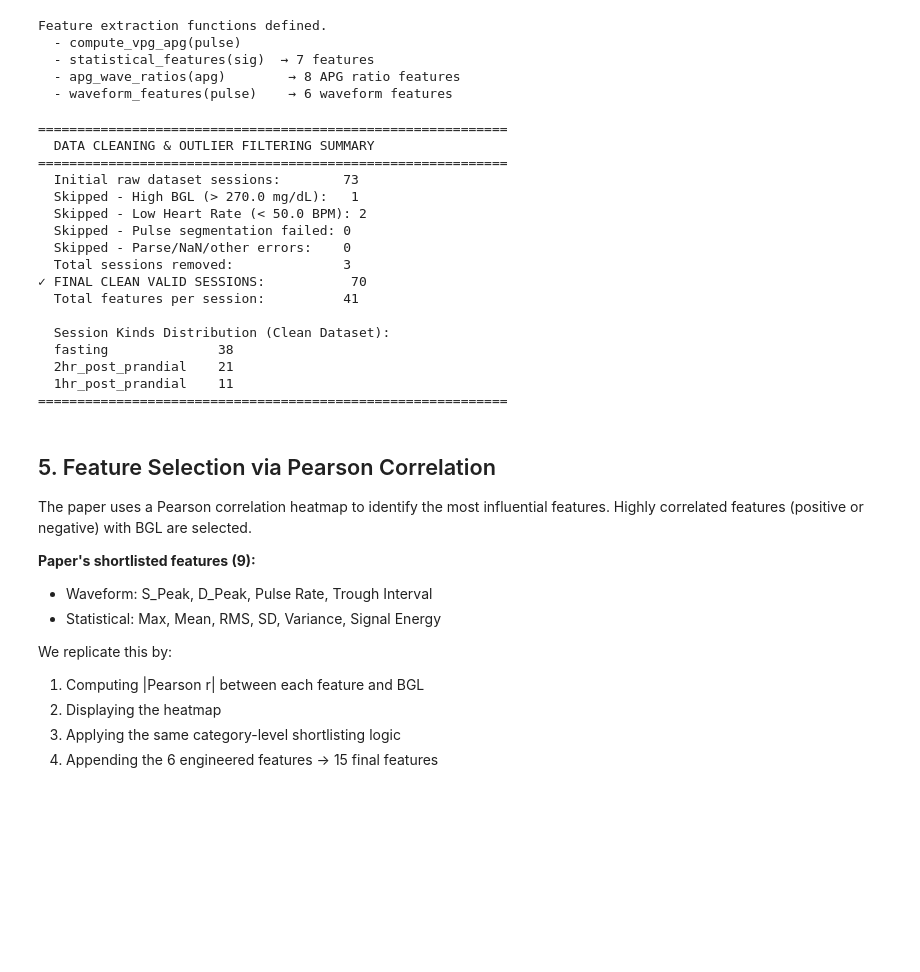
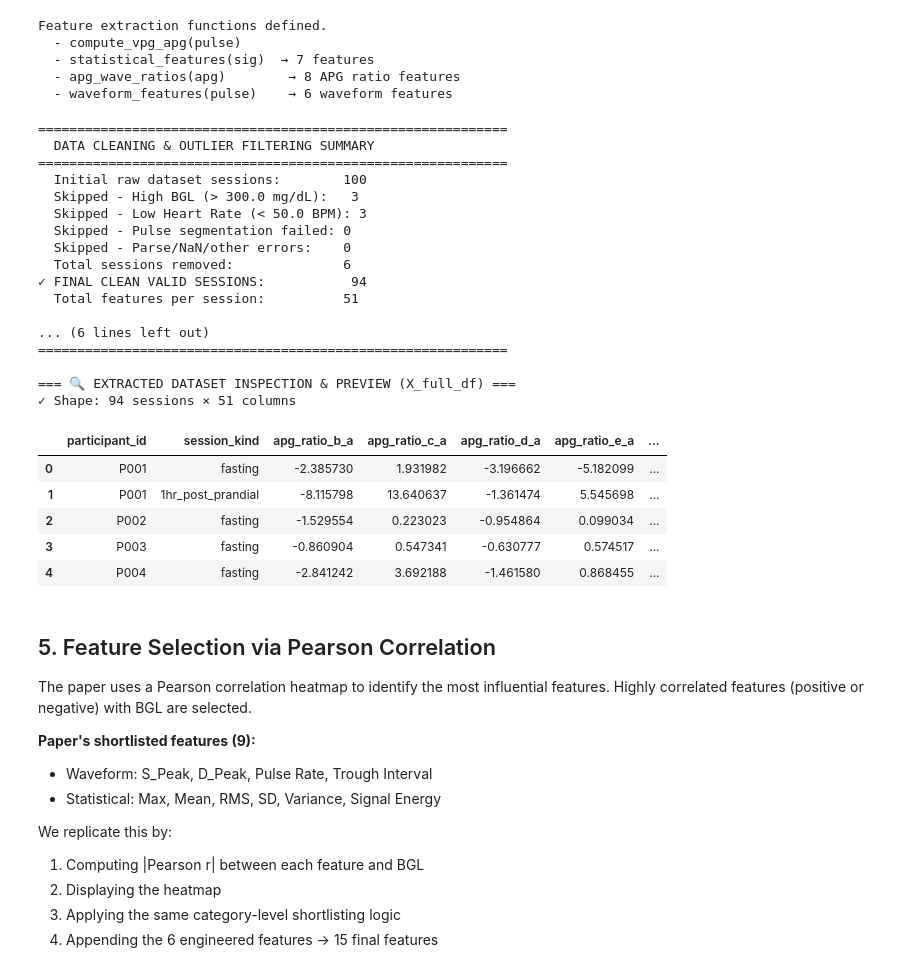
Before and after one commit to BOVAGE/glucosense, a Jupyter notebook: paper_replication_khan2026_my_adj.ipynb, the cells around one changed output. Cells and saved outputs as stored; diff of their text form; code cells hidden in the pictures; blank space fills up the shorter version.

```diff
--- a/paper_replication_khan2026_my_adj.ipynb
+++ b/paper_replication_khan2026_my_adj.ipynb
@@ -691,49 +694,77 @@ for rec in recordings:
         skipped.append({'session_id': rec['session_id'], 'reason': 'NaN/Inf in features'})
         continue
 
+    feat['session_id'] = rec['session_id']
+    feat['participant_id'] = rec['participant_id']
+    feat['age'] = rec.get('age', np.nan)
+    feat['gender'] = rec.get('gender', np.nan)
+    feat['weight_kg'] = rec.get('weight_kg', np.nan)
+    feat['height_cm'] = rec.get('height_cm', np.nan)
+    feat['years_on_t2dm'] = rec.get('years_on_t2dm', np.nan)
+    feat['session_kind'] = rec['session_kind']
+    feat['is_postprandial'] = 0 if rec['session_kind'] == 'fasting' else 1
+    feat['bgl_mgdl'] = rec['bgl_mgdl']
     feature_rows.append(feat)
     y_vals.append(rec['bgl_mgdl'])
     groups.append(rec['participant_id'])
     session_ids.append(rec['session_id'])
     session_kinds_clean.append(rec['session_kind'])
 
 X_full_df = pd.DataFrame(feature_rows)
-y = np.array(y_vals)
-groups = np.array(groups)
-clean_session_kinds_s = pd.Series(session_kinds_clean)
+meta_cols = ['session_id', 'participant_id', 'age', 'gender', 'weight_kg', 'height_cm', 'years_on_t2dm', 'session_kind', 'is_postprandial', 'bgl_mgdl']
+feat_cols = [c for c in X_full_df.columns if c not in meta_cols]
+X_full_df = X_full_df[meta_cols + feat_cols]
+
+y = X_full_df['bgl_mgdl'].values
+groups = X_full_df['participant_id'].values
+clean_session_kinds_s = X_full_df['session_kind']
 
 print("\n" + "="*60)
 print("  DATA CLEANING & OUTLIER FILTERING SUMMARY")
 print("="*60)
 print(f"  Initial raw dataset sessions:        {initial_raw_count}")
 print(f"  Skipped - High BGL (> {MAX_BGL} mg/dL):   {skipped_high_bgl}")
 print(f"  Skipped - Low Heart Rate (< {MIN_HEART_RATE} BPM): {skipped_low_hr}")
 print(f"  Skipped - Pulse segmentation failed: {skipped_seg_failed}")
 print(f"  Skipped - Parse/NaN/other errors:    {len(skipped) - skipped_low_hr - skipped_seg_failed}")
 print(f"  Total sessions removed:              {initial_raw_count - len(X_full_df)}")
 print(f"✓ FINAL CLEAN VALID SESSIONS:           {len(X_full_df)}")
 print(f"  Total features per session:          {X_full_df.shape[1]}")
 print(f"\n  Session Kinds Distribution (Clean Dataset):")
 print("  " + clean_session_kinds_s.value_counts().to_string().replace("\n", "\n  "))
 print("="*60)
+
+print("="*60)
+print("\n=== 🔍 EXTRACTED DATASET INSPECTION & PREVIEW (X_full_df) ===")
+print(f"✓ Shape: {X_full_df.shape[0]} sessions × {X_full_df.shape[1]} columns")
+KHAN_APG_RATIOS =['apg_ratio_b_a', 'apg_ratio_c_a', 'apg_ratio_d_a', 'apg_ratio_e_a', 'apg_ratio_bcde_a', 'apg_ratio_be_a', 'apg_ratio_bcd_a', 'apg_ratio_cdb_a']
+display(X_full_df[['participant_id','session_kind', *KHAN_APG_RATIOS]].head(5))
+# To save to CSV for manual inspection/comparison:
+# X_full_df.to_csv("khan2026_replication_extracted_features.csv", index=False)
 # %% [output]
 ============================================================
   DATA CLEANING & OUTLIER FILTERING SUMMARY
 ============================================================
-  Initial raw dataset sessions:        73
-  Skipped - High BGL (> 270.0 mg/dL):   1
-  Skipped - Low Heart Rate (< 50.0 BPM): 2
+  Initial raw dataset sessions:        100
+  Skipped - High BGL (> 300.0 mg/dL):   3
+  Skipped - Low Heart Rate (< 50.0 BPM): 3
   Skipped - Pulse segmentation failed: 0
   Skipped - Parse/NaN/other errors:    0
-  Total sessions removed:              3
-✓ FINAL CLEAN VALID SESSIONS:           70
-  Total features per session:          41
+  Total sessions removed:              6
+✓ FINAL CLEAN VALID SESSIONS:           94
+  Total features per session:          51
 
-  Session Kinds Distribution (Clean Dataset):
-  fasting              38
-  2hr_post_prandial    21
-  1hr_post_prandial    11
+... (6 lines left out)
 ============================================================
+
+=== 🔍 EXTRACTED DATASET INSPECTION & PREVIEW (X_full_df) ===
+✓ Shape: 94 sessions × 51 columns
+|  | participant_id | session_kind | apg_ratio_b_a | apg_ratio_c_a | apg_ratio_d_a | apg_ratio_e_a | ... |
+| 0 | P001 | fasting | -2.385730 | 1.931982 | -3.196662 | -5.182099 | ... |
+| 1 | P001 | 1hr_post_prandial | -8.115798 | 13.640637 | -1.361474 | 5.545698 | ... |
+| 2 | P002 | fasting | -1.529554 | 0.223023 | -0.954864 | 0.099034 | ... |
+| 3 | P003 | fasting | -0.860904 | 0.547341 | -0.630777 | 0.574517 | ... |
+| 4 | P004 | fasting | -2.841242 | 3.692188 | -1.461580 | 0.868455 | ... |
 # %% [markdown]
 ## 5. Feature Selection via Pearson Correlation
 
```
Also changed, not shown: parts of 12 cells of this notebook, 20 other files.
